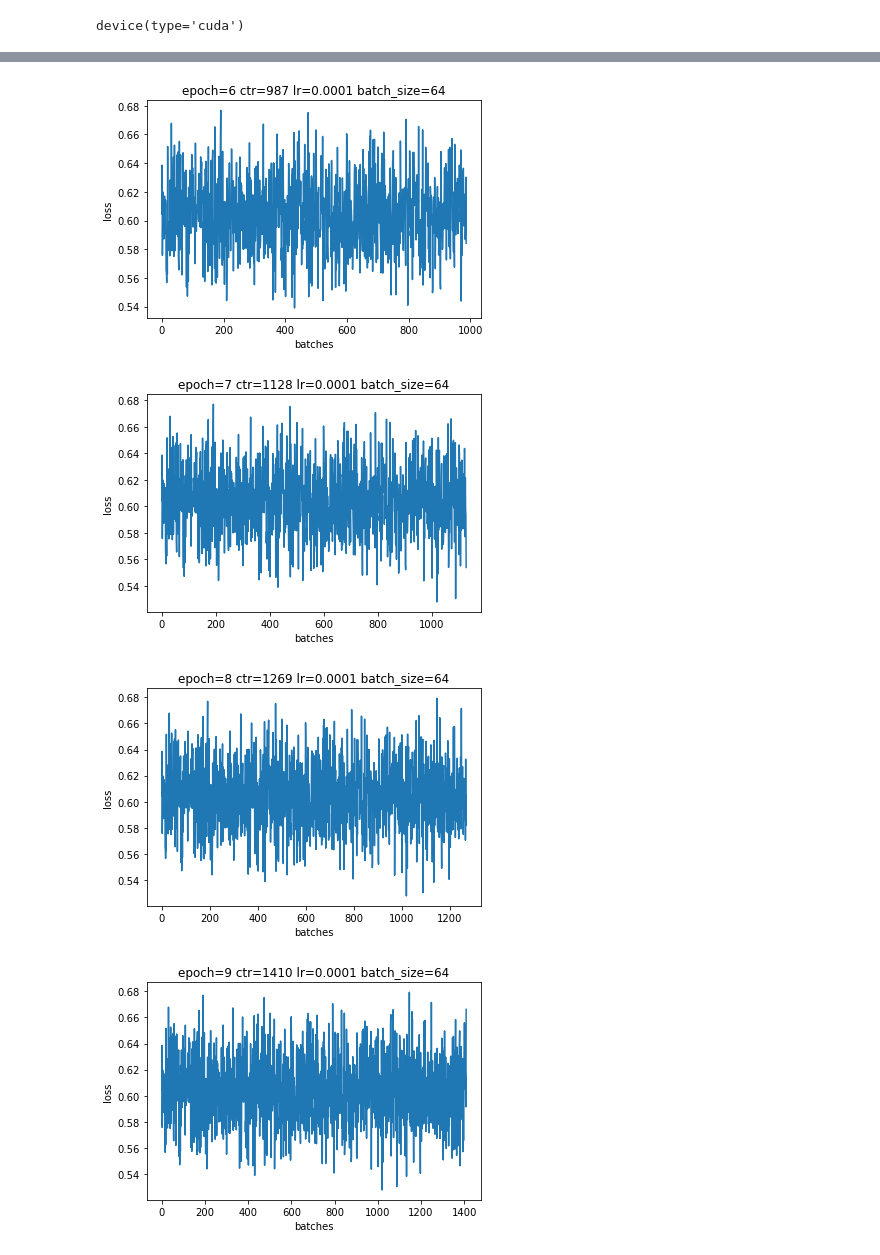
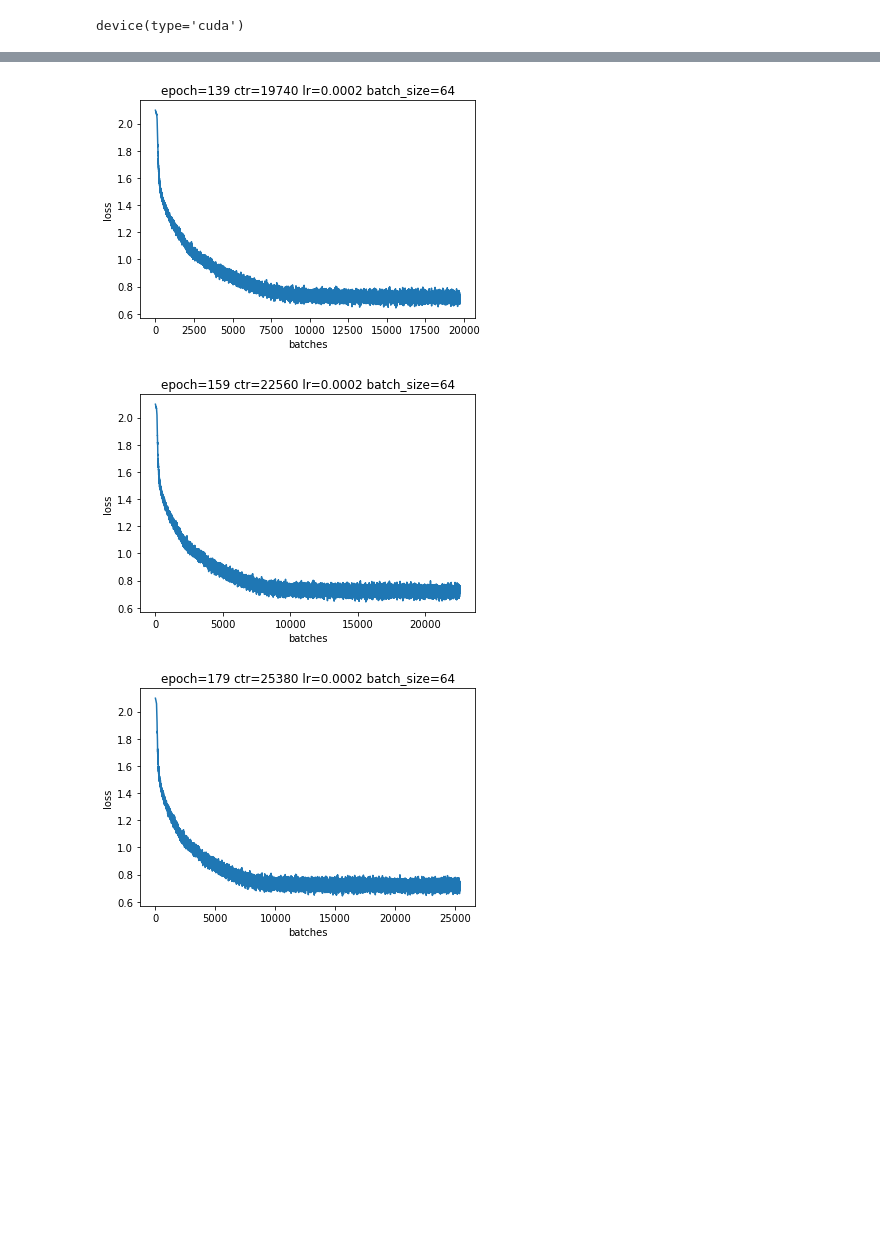
Before and after one commit to rishabh-ranjan/col870-deep-learning, a Jupyter notebook: A2/train_rrn.ipynb, the cells around one changed output, grey strips where cells are left out. Saved outputs shown, nothing was run; the diff lists cells and outputs as text; code cells hidden in the pictures; blank space fills up the shorter version.

Commit message:
digit rrn trainable!

```diff
--- a/A2/train_rrn.ipynb
+++ b/A2/train_rrn.ipynb
@@ -16,15 +16,16 @@ device
 # %% [output]
 device(type='cuda')
 # %%
-query_y = torch.load('data/pt-cache/query_pred_adv.pt')
-target_y = torch.load('data/pt-cache/target_pred.pt')
+query_y = torch.load('data/pt-cache/query_pred_adv.pt').long()
+target_y = torch.load('data/pt-cache/target_pred.pt').long()
 # %%
 train_x, test_x, train_y, test_y = train_test_split(query_y.view(-1,64), target_y.view(-1,64), test_size=1000)
 train_X = F.one_hot(train_x, num_classes=9).float().view(-1,576)
-train_Y = F.one_hot(train_y-1, num_classes=8).float().view(-1,512)
+# train_Y = F.one_hot(train_y-1, num_classes=8).float().view(-1,512)
+train_y = train_y-1
 torch.save((test_x, test_y), 'data/pt-cache/rrn_test_x_y.pt')
 # %%
-rrn = models.RRN(8)
+rrn = models.RRN(1)
 # %%
-train.train_net(rrn, train_X, train_Y, lr=1e-4, batch_size=64, n_epochs=1000, device=device, show_step=141)
+train.train_net(rrn, train_X, train_y, lr=2e-4, batch_size=64, n_epochs=1000, device=device, show_step=2820)
 # %% [output]
@@ -37,4 +38,3 @@ train.train_net(rrn, train_X, train_Y, lr=1e-4, batch_size=64, n_epochs=1000, de
-[figure, old version]
+[figure, new version]
-[figure, old version]
+[figure, new version]
-[figure, old version]
+[figure, new version]
-[figure, removed]
```
Also changed, not shown: parts of 2 cells of this notebook, 5 other files.
